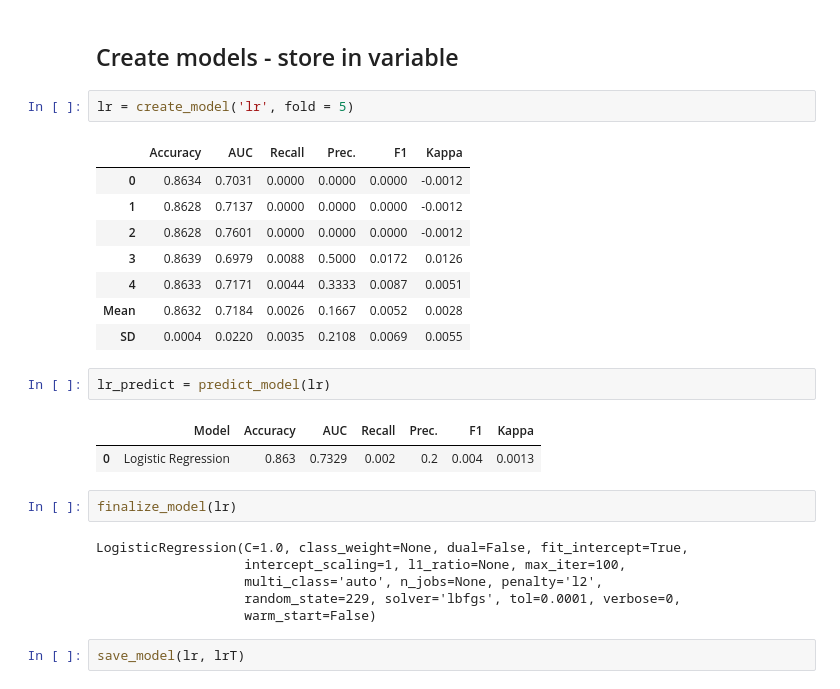
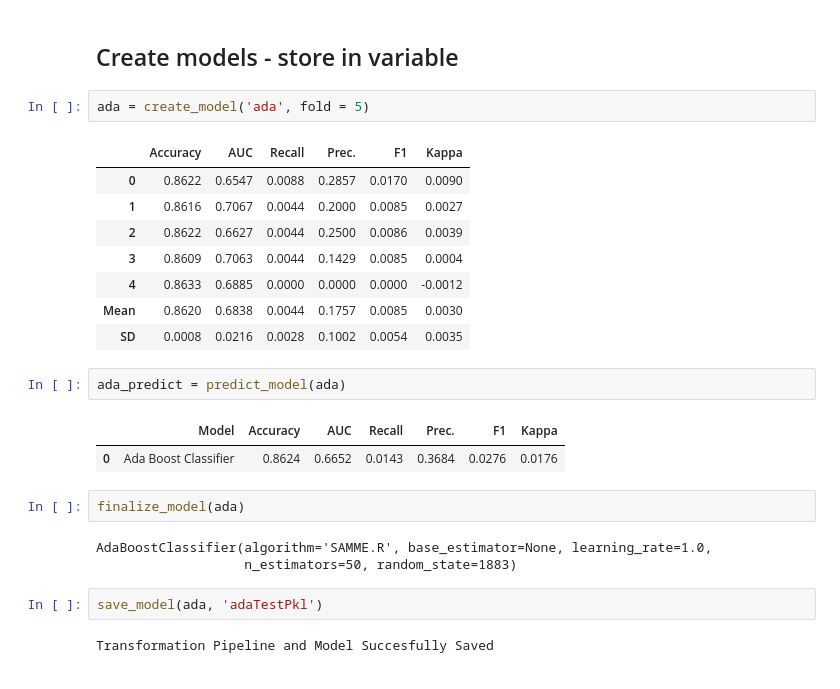
Before and after one commit to bigtoga/Project3, a Jupyter notebook: Justin/createTestPKL.ipynb, the cells around one changed output. Drawn from its saved outputs; the diff is of its cells as text.

Commit message:
test PKL

```diff
--- a/Justin/createTestPKL.ipynb
+++ b/Justin/createTestPKL.ipynb
@@ -195,28 +181,27 @@ model_results
 # %% [markdown]
 ## Create models - store in variable
 # %%
-lr = create_model('lr', fold = 5)
+ada = create_model('ada', fold = 5)
 # %% [output]
 |  | Accuracy | AUC | Recall | Prec. | F1 | Kappa |
-| 0 | 0.8634 | 0.7031 | 0.0000 | 0.0000 | 0.0000 | -0.0012 |
-| 1 | 0.8628 | 0.7137 | 0.0000 | 0.0000 | 0.0000 | -0.0012 |
-| 2 | 0.8628 | 0.7601 | 0.0000 | 0.0000 | 0.0000 | -0.0012 |
-| 3 | 0.8639 | 0.6979 | 0.0088 | 0.5000 | 0.0172 | 0.0126 |
-| 4 | 0.8633 | 0.7171 | 0.0044 | 0.3333 | 0.0087 | 0.0051 |
-| Mean | 0.8632 | 0.7184 | 0.0026 | 0.1667 | 0.0052 | 0.0028 |
-| SD | 0.0004 | 0.0220 | 0.0035 | 0.2108 | 0.0069 | 0.0055 |
+| 0 | 0.8622 | 0.6547 | 0.0088 | 0.2857 | 0.0170 | 0.0090 |
+| 1 | 0.8616 | 0.7067 | 0.0044 | 0.2000 | 0.0085 | 0.0027 |
+| 2 | 0.8622 | 0.6627 | 0.0044 | 0.2500 | 0.0086 | 0.0039 |
+| 3 | 0.8609 | 0.7063 | 0.0044 | 0.1429 | 0.0085 | 0.0004 |
+| 4 | 0.8633 | 0.6885 | 0.0000 | 0.0000 | 0.0000 | -0.0012 |
+| Mean | 0.8620 | 0.6838 | 0.0044 | 0.1757 | 0.0085 | 0.0030 |
+| SD | 0.0008 | 0.0216 | 0.0028 | 0.1002 | 0.0054 | 0.0035 |
-# %%
-lr_predict = predict_model(lr)
-# %% [output]
-|  | Model | Accuracy | AUC | Recall | Prec. | F1 | Kappa |
-| 0 | Logistic Regression | 0.863 | 0.7329 | 0.002 | 0.2 | 0.004 | 0.0013 |
+# %%
+ada_predict = predict_model(ada)
+# %% [output]
+|  | Model | Accuracy | AUC | Recall | Prec. | F1 | Kappa |
+| 0 | Ada Boost Classifier | 0.8624 | 0.6652 | 0.0143 | 0.3684 | 0.0276 | 0.0176 |
 # %%
-finalize_model(lr)
+finalize_model(ada)
 # %% [output]
-LogisticRegression(C=1.0, class_weight=None, dual=False, fit_intercept=True,
-                   intercept_scaling=1, l1_ratio=None, max_iter=100,
-                   multi_class='auto', n_jobs=None, penalty='l2',
-                   random_state=229, solver='lbfgs', tol=0.0001, verbose=0,
-                   warm_start=False)
+AdaBoostClassifier(algorithm='SAMME.R', base_estimator=None, learning_rate=1.0,
+                   n_estimators=50, random_state=1883)
-# %%
-save_model(lr, lrT)
+# %%
+save_model(ada, 'adaTestPkl')
+# %% [output]
+Transformation Pipeline and Model Succesfully Saved
```
Also changed, not shown: parts of 7 cells of this notebook, 6 other files.
